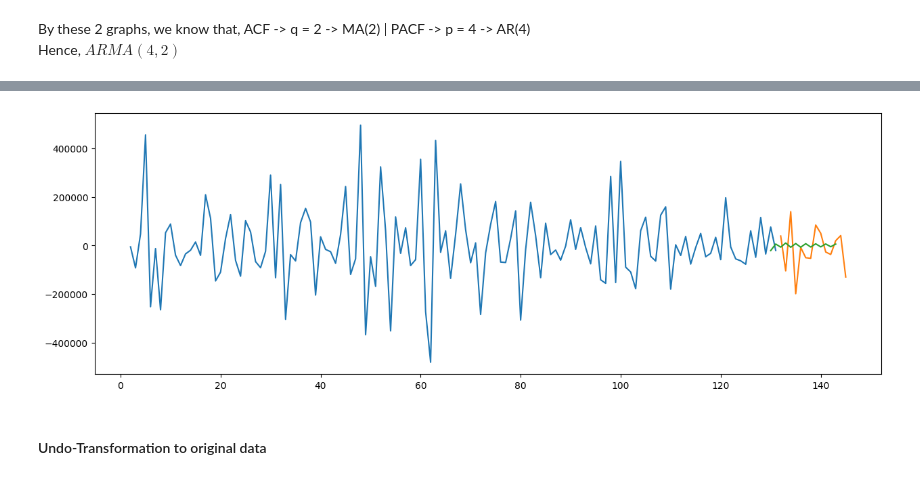
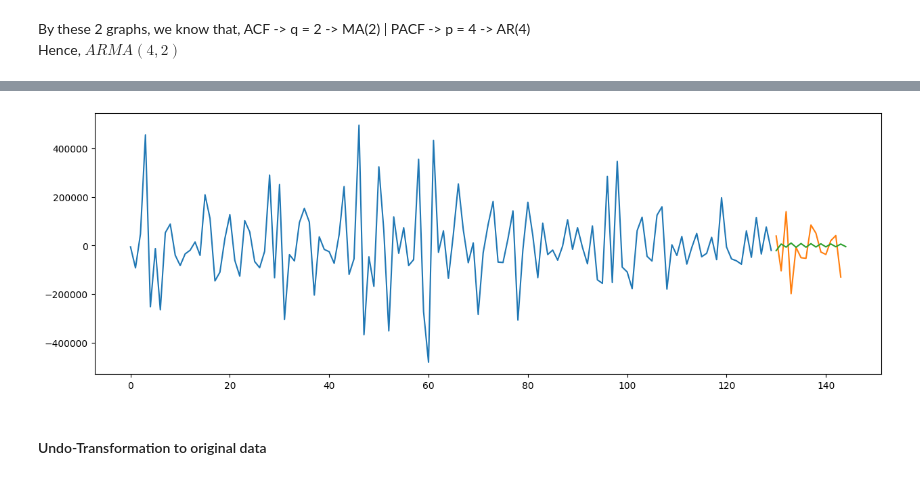
Before and after one commit to karnavivek/Food-Demand-Forecasting, a Jupyter notebook: Food Demand/fd_arima.ipynb, the cells around one changed output, grey strips where cells are left out. Cells and saved outputs as stored; diff of their text form; code cells hidden in the pictures.

Commit message:
updated models

```diff
--- a/Food Demand/fd_arima.ipynb
+++ b/Food Demand/fd_arima.ipynb
@@ -102,7 +131,15 @@ df_weekly_orders.head()
 # %%
-orders_diff = df_weekly_orders['num_orders'].diff().dropna() #we can add params like periods=1, axis=0 (rows default)
-train_orders = orders_diff[:130]
-val_orders = orders_diff[130:]
+#performing differencing for converting non-stationary series into stationary time series
+
+def fod(df, order=1):
+    return df.diff(periods=order).dropna().reset_index(drop=True)
+
+df_fod = fod(df_weekly_orders, 1)
+
+
+# orders_diff = df_weekly_orders['num_orders'].diff().dropna() #we can add params like periods=1, axis=0 (rows default)
+train_orders = df_fod[:130]
+val_orders = df_fod[130:]
 
 plt.figure(figsize=(15,5))
 # plt.plot(df_weekly_orders['num_orders'], marker='o')
@@ -152,6 +191,5 @@ plot_acf_pacf(orders_diff, 15)
 By these 2 graphs, we know that, ACF -> q = 2 -> MA(2) | PACF -> p = 4 -> AR(4)<br>
 Hence, $ARMA(4,2)$
 # %%
-model = ARIMA(train_orders, order=(4,0,2), seasonal_order=(0,0,0,0))
+model = ARIMA(train_orders, order=(4,0,2))
 model_fit = model.fit()
-# model.summary()
@@ -159,0 +196,5 @@ pred =  model_fit.forecast(14)
+# %%
+diff_forecast =  model_fit.get_forecast(steps=14)
+#get_forecast is an object which has all the info about the data, we need to take out forecast values
+forecast_values = diff_forecast.predicted_mean
+print(forecast_values)
@@ -160,10 +217,10 @@ pred =  model_fit.forecast(14)
 # %%
 plt.figure(figsize=(15,5))
 plt.plot(train_orders)
 plt.plot(val_orders)
-plt.plot(pred)
+plt.plot(forecast_values)
 plt.show()
 # %% [output]
-[figure, old version]
+[figure, new version]
 # %% [markdown]
 #### Undo-Transformation to original data
```
Also changed, not shown: parts of 25 cells of this notebook, 4 other files.
